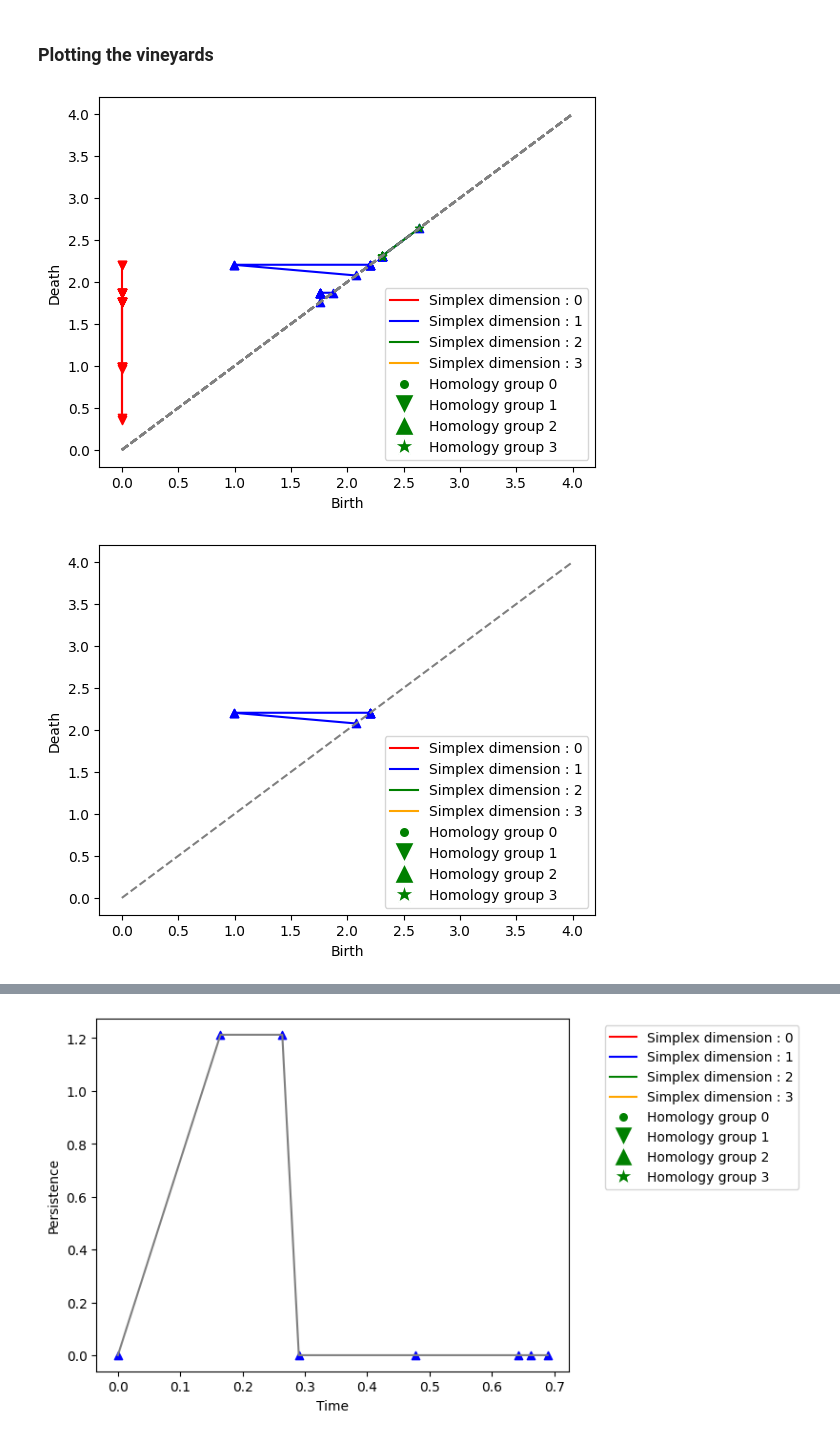
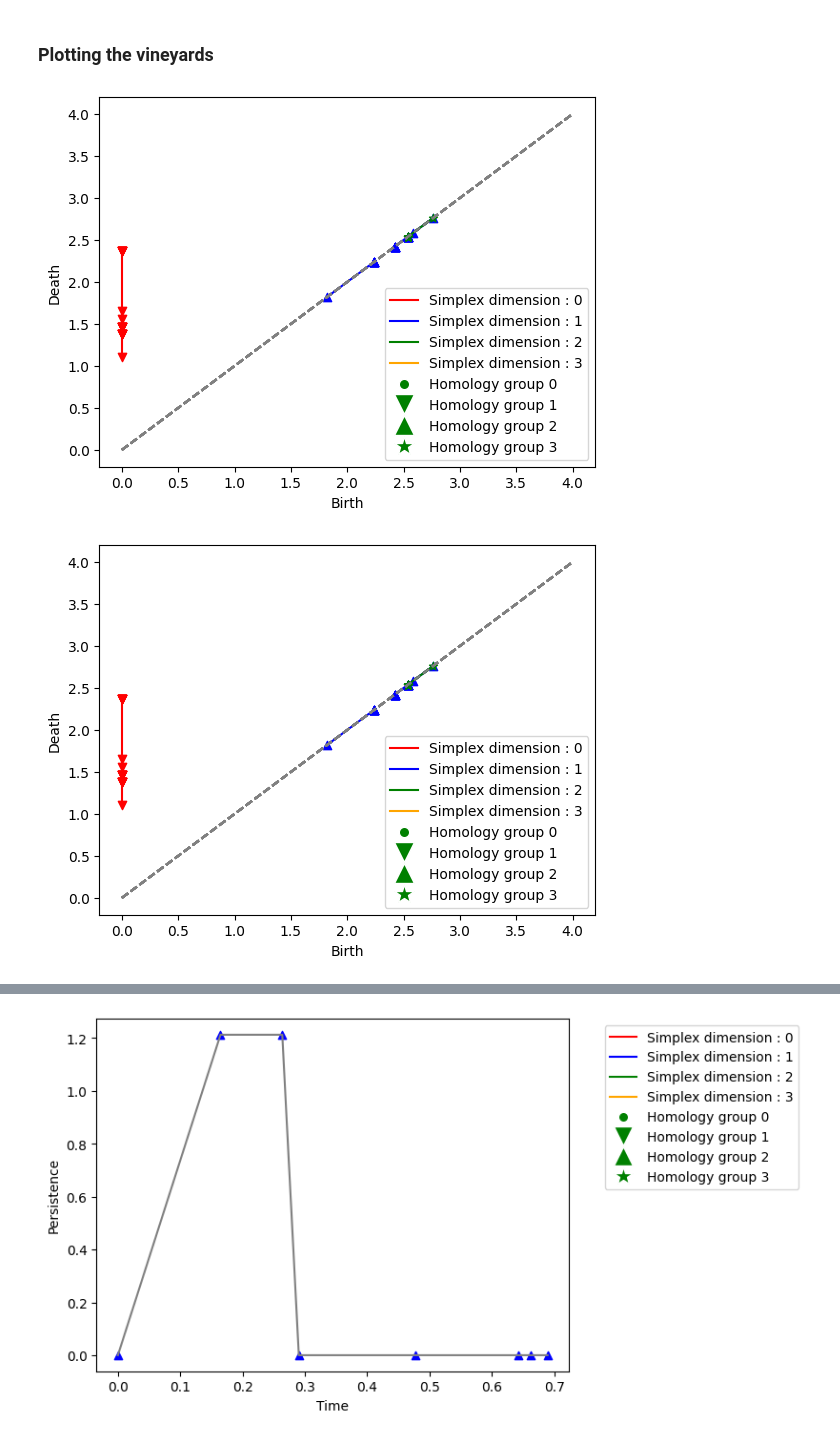
Before and after one commit to KrishnaswamyLab/PECAN, a Jupyter notebook: notebooks/1.0-edb-vineyards.ipynb, the cells around one changed output, grey strips where cells are left out. Cells and saved outputs as stored; diff of their text form; code cells hidden in the pictures.

```diff
--- a/notebooks/1.0-edb-vineyards.ipynb
+++ b/notebooks/1.0-edb-vineyards.ipynb
@@ -184,5 +205,5 @@ from scipy.spatial.distance import pdist, squareform
 #### OINEUS
 # %%
 #simplicial_complex = [0,1,2,3,4,5,6]
-points = np.random.randn(10,3)
+points = np.random.randn(100,3)
 dist = squareform(pdist(points))
@@ -190,13 +215,14 @@ dist = squareform(pdist(points))
 import numpy as np
 import oineus as oin
 
-fil = oin.get_vr_filtration(points, max_dim=3, max_radius=5, n_threads = 1)
+fil = oin.get_vr_filtration(points, max_dim=2, max_radius=5, n_threads = 1)
 
 dualize = False
-dcmp = oin.Decomposition(fil, dualize )
+dcmp = oin.Decomposition(fil, dualize)
 
 rp = oin.ReductionParams()
-rp.compute_u = rp.compute_v = True
+rp.compute_u = False
+rp.compute_v = True
 rp.n_threads = 1
 # perform reduction
 dcmp.reduce(rp)
@@ -205,10 +231,13 @@ sorted_values = [s.value for s in fil.simplices()]
 dims= [len(s.vertices)-1 for s in fil.simplices()]
 R_ = dcmp.r_data
 
-R = np.zeros((len(sorted_values),len(sorted_values)))
-for i in range(len(R_)):
-    R[R_[i],i] = 1
+pairs, simplex_ids = get_pairs_sparse(R_)
+persistence_pairs = get_persistence_pairs(pairs,dims, sorted_values, p="all")
 
-pairs, _ = get_pairs(R)
-persistence_pairs = get_persistence_pairs(pairs,dims, sorted_values, p="all")
-print(persistence_pairs)
+#R = np.zeros((len(sorted_values),len(sorted_values)))
+#for i in range(len(R_)):
+#    R[R_[i],i] = 1
+
+#pairs, _ = get_pairs(R)
+#persistence_pairs = get_persistence_pairs(pairs,dims, sorted_values, p="all")
+#print(persistence_pairs)
@@ -307,11 +327,11 @@ def permute(R,i,j):
 ### Example
 # %%
 #distance matrix at time 0
-points = np.random.randn(20,3)
+points = np.random.randn(50,3)
 dist = squareform(pdist(points))
 
 #distance matrix at time 1
-points1 = np.random.randn(20,3)
+points1 = np.random.randn(50,3)
 dist1 = squareform(pdist(points1))
 # %% [markdown]
 ### With oineus
@@ -624,11 +696,11 @@ def plot_vineyards(simplex_id, simplex_ids,persistences, marker_dict, color_dict
 # %%
 plot_persistence_over_time([i for i in range(len(all_simplices))], simplex_ids,persistences, marker_dict, color_dict, legend_elements)
 # %% [output]
-[figure, old version]
+[figure, new version]
 # %%
-plot_persistence_over_time([11], simplex_ids,persistences, marker_dict, color_dict, legend_elements)
+plot_persistence_over_time([i for i in range(len(all_simplices))], simplex_ids,persistences, marker_dict, color_dict, legend_elements)
 # %% [output]
-[figure, old version]
+[figure, new version]
 # %%
 plot_vineyards([i for i in range(len(all_simplices))], simplex_ids,persistences, marker_dict, color_dict, legend_elements)
 # %% [output]
```
Also changed, not shown: parts of 23 cells of this notebook, 2 other files.
